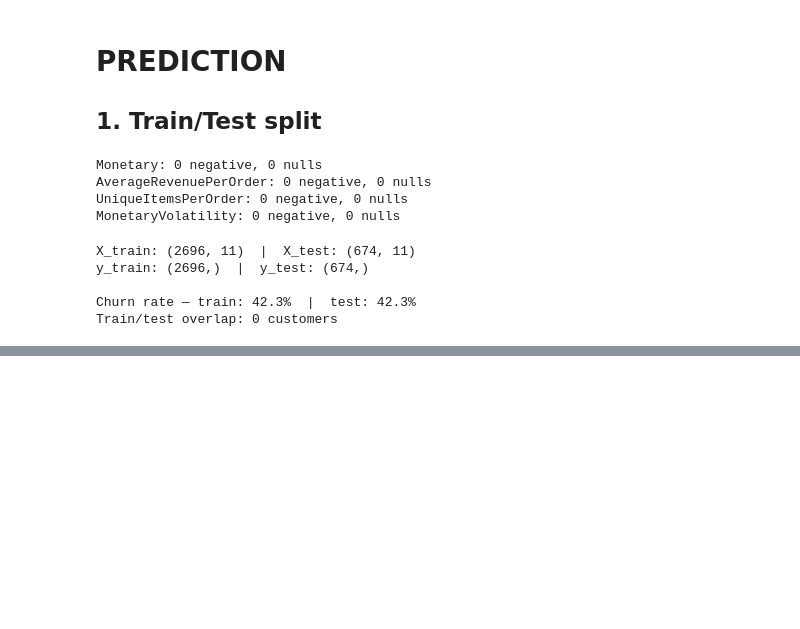
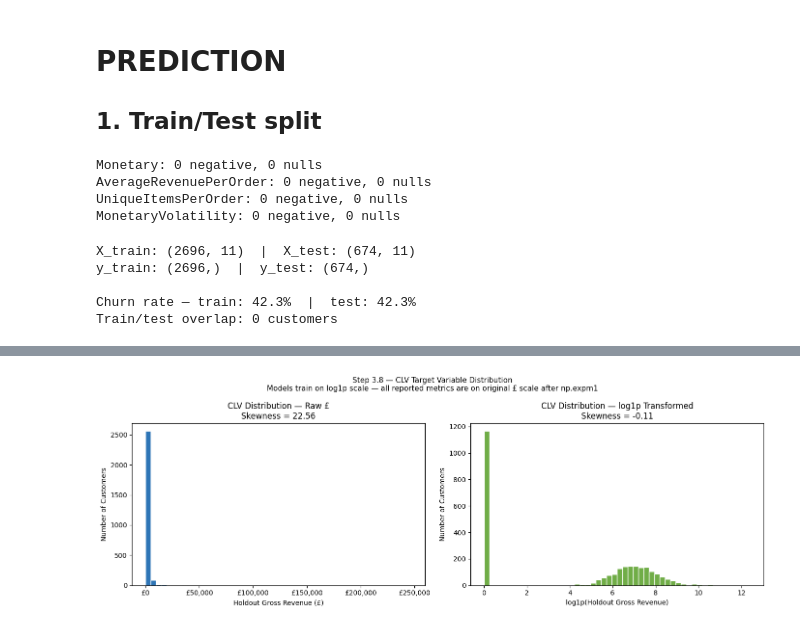
Before and after one commit to XuanMaiNguyen39/Marketing_analytics, a Jupyter notebook: CIRPA.ipynb, the cells around one changed output, grey strips where cells are left out. Cells and saved outputs as stored; diff of their text form; code cells hidden in the pictures; blank space fills up the shorter version.

```diff
--- a/CIRPA.ipynb
+++ b/CIRPA.ipynb
@@ -1432,0 +1830,85 @@ Train/test overlap: 0 customers
+# %%
+# ── Step 3.8 — CLV Target Variable Construction ─────────────────────────────
+
+# ── Step 1: Filter transactions to holdout window ───────────────────────────
+holdout_transactions = DF[
+    (DF['InvoiceDate'] >= label_start) &
+    (DF['InvoiceDate'] <= label_end)
+].copy()
+
+holdout_transactions['LineTotal'] = (
+    holdout_transactions['Quantity'] * holdout_transactions['UnitPrice']
+)
+
+# ── Step 2: Sum holdout revenue per customer ─────────────────────────────────
+holdout_revenue = (
+    holdout_transactions
+    .groupby('CustomerID')['LineTotal']
+    .sum()
+    .rename('CLV')
+)
+
+# ── Step 3: Left join onto full customer list — fill NaN with 0 ──────────────
+# Customers with no holdout purchases = CLV of 0 (churned)
+y_clv = (
+    customers[[]].join(holdout_revenue, how='left')
+    ['CLV']
+    .fillna(0)
+)
+
+print(f"Total customers:          {len(y_clv):,}")
+print(f"Customers with CLV > 0:   {(y_clv > 0).sum():,}")
+print(f"Customers with CLV = 0:   {(y_clv == 0).sum():,}  (churned — no holdout revenue)")
+print(f"\nCLV distribution (raw £):")
+print(y_clv.describe().apply(lambda x: f"£{x:,.2f}"))
+print(f"Skewness: {y_clv.skew():.4f}")
+
+# ── Step 4: Train/test split using same index as churn split ─────────────────
+y_clv_train = y_clv.loc[X_train.index]
+y_clv_test  = y_clv.loc[X_test.index]
+
+print(f"\ny_clv_train shape: {y_clv_train.shape}")
+print(f"y_clv_test  shape: {y_clv_test.shape}")
+
+# ── Step 5: Log1p transformation decision ────────────────────────────────────
+raw_skew = y_clv_train.skew()
+print(f"\nTraining CLV skewness (raw): {raw_skew:.4f}")
+print(f"{'→ skew > 2 — log1p transformation applied' if raw_skew > 2 else '→ skew ≤ 2 — no transformation needed'}")
+y_clv_train = y_clv_train.clip(lower=0)
+y_clv_test  = y_clv_test.clip(lower=0)
+
+y_clv_train_log = np.log1p(y_clv_train)
+y_clv_test_log  = np.log1p(y_clv_test)
+
+print(f"Training CLV skewness (log): {y_clv_train_log.skew():.4f}")
+
+# ── Step 6: Distribution plots ────────────────────────────────────────────────
+fig, axes = plt.subplots(1, 2, figsize=(14, 5))
+
+axes[0].hist(y_clv_train, bins=50, color='#2E75B6', edgecolor='white')
+axes[0].set_title(f'CLV Distribution — Raw £\nSkewness = {raw_skew:.2f}')
+axes[0].set_xlabel('Holdout Gross Revenue (£)')
+axes[0].set_ylabel('Number of Customers')
+axes[0].xaxis.set_major_formatter(plt.FuncFormatter(lambda x, _: f'£{x:,.0f}'))
+
+axes[1].hist(y_clv_train_log, bins=50, color='#70AD47', edgecolor='white')
+axes[1].set_title(f'CLV Distribution — log1p Transformed\nSkewness = {y_clv_train_log.skew():.2f}')
+axes[1].set_xlabel('log1p(Holdout Gross Revenue)')
+axes[1].set_ylabel('Number of Customers')
+
+plt.suptitle(
+    'Step 3.8 — CLV Target Variable Distribution\n'
+    'Models train on log1p scale — all reported metrics are on original £ scale after np.expm1',
+    fontsize=11
+)
+plt.tight_layout()
+plt.show()
+
+# ── Transformation decision log ──────────────────────────────────────────────
+print("\n── Transformation Decision ─────────────────────────────────────────────")
+print(f"Target variable : holdout gross revenue (Jul–Dec 2011)")
+print(f"Raw skewness    : {raw_skew:.4f} — exceeds threshold of 2.0")
+print(f"Transformation  : log1p applied to training and test targets")
+print(f"Evaluation rule : all MAE/RMSE metrics computed after np.expm1(predictions)")
+print(f"Gross not net   : return rows have null CustomerID — net CLV uncomputable")
+# %% [output]
@@ -1432,0 +1932 @@ Train/test overlap: 0 customers
+[figure, added]
```
Also changed, not shown: parts of 10 cells of this notebook.
